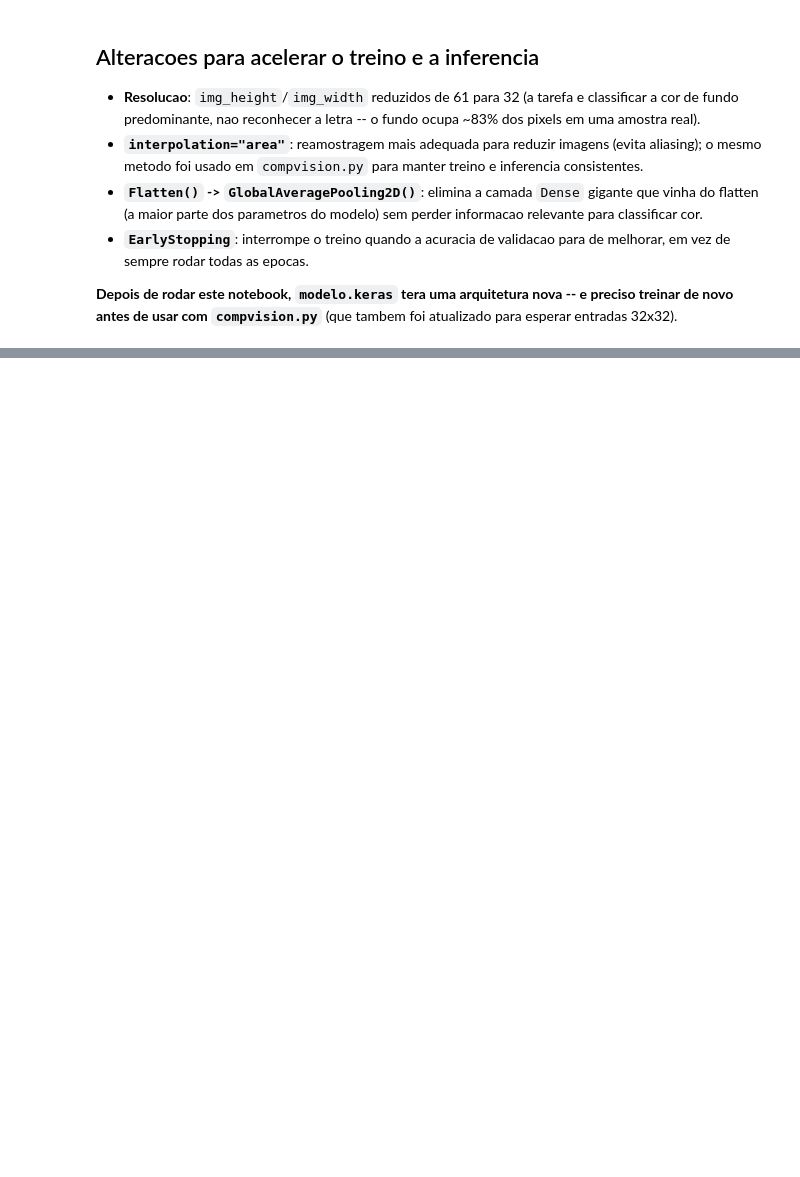
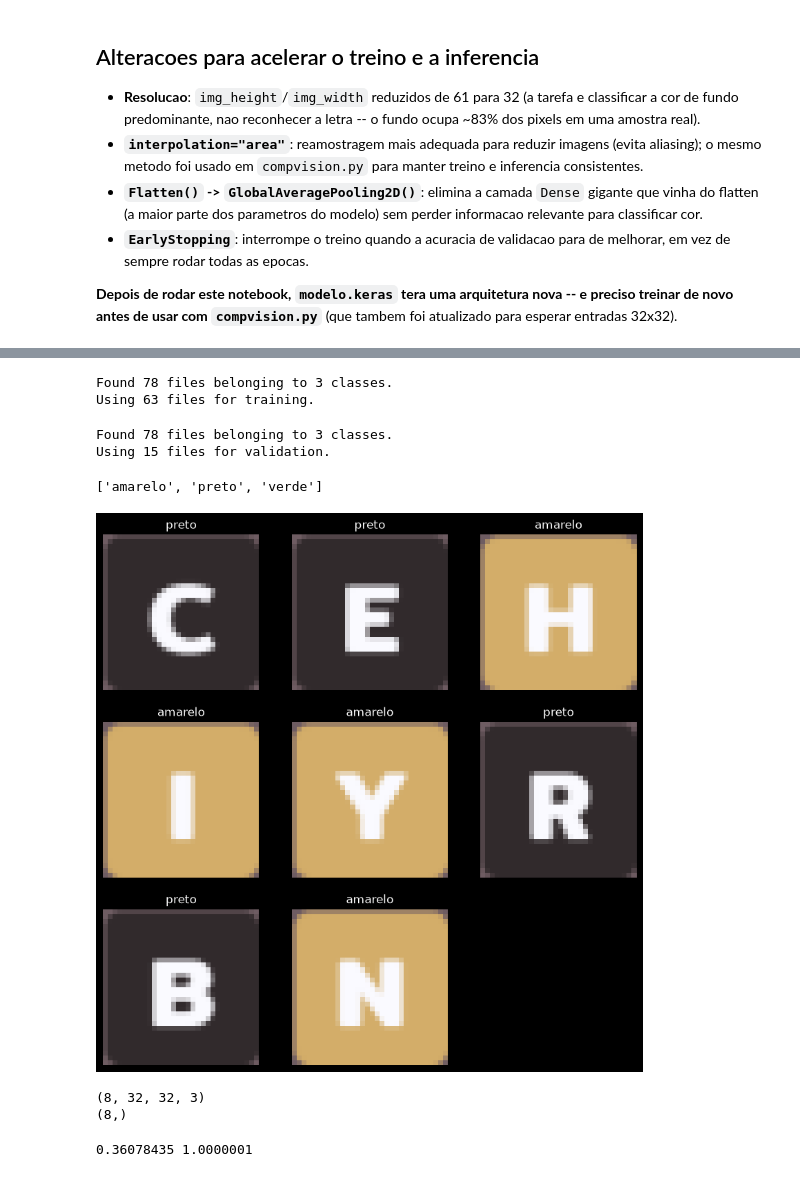
Before and after one commit to LuizHenriqueMartinsDias/termo-player, a Jupyter notebook: src/model.ipynb, the cells around one changed output, grey strips where cells are left out. Saved outputs shown, nothing was run; the diff lists cells and outputs as text; code cells hidden in the pictures; blank space fills up the shorter version.

```diff
--- a/src/model.ipynb
+++ b/src/model.ipynb
@@ -29,5 +44,11 @@ PIL.Image.open(str(yellow[0]))
 # %%
-batch_size = 64
+# batch_size pequeno de proposito: com poucas imagens por classe
+# (letras x 3 cores costuma dar um dataset pequeno), um batch grande
+# significa POUCAS atualizacoes de peso por epoca -- o modelo pode
+# parecer 'nao aprender' so porque quase nao deu passos de gradiente,
+# nao porque a tarefa seja dificil. Ajuste para cima com cuidado e so
+# se a contagem de imagens (celula acima) mostrar um dataset grande.
+batch_size = 8
 # Resolucao reduzida (61 -> 32): a tarefa e classificar a COR de fundo
 # do quadrado (amarelo/preto/verde), nao reconhecer a letra. Na imagem
 # de amostra enviada, o fundo ja ocupa ~83% dos pixels, entao uma
@@ -45,6 +66,9 @@ train_ds = tf.keras.utils.image_dataset_from_directory(
   image_size=(img_height, img_width),
   interpolation="area",
   batch_size=batch_size)
+# %% [output]
+Found 78 files belonging to 3 classes.
+Using 63 files for training.
 # %%
 val_ds = tf.keras.utils.image_dataset_from_directory(
   data_dir,
@@ -54,22 +78,35 @@ val_ds = tf.keras.utils.image_dataset_from_directory(
   image_size=(img_height, img_width),
   interpolation="area",
   batch_size=batch_size)
+# %% [output]
+Found 78 files belonging to 3 classes.
+Using 15 files for validation.
 # %%
 class_names = train_ds.class_names
 print(class_names)
+# %% [output]
+['amarelo', 'preto', 'verde']
 # %%
 plt.figure(figsize=(10, 10))
 for images, labels in train_ds.take(1):
-  for i in range(9):
+  # min(9, ...) em vez de 9 fixo: com batch_size pequeno (agora 8), o
+  # lote pode ter menos de 9 imagens.
+  n_exemplos = min(9, images.shape[0])
+  for i in range(n_exemplos):
     ax = plt.subplot(3, 3, i + 1)
     plt.imshow(images[i].numpy().astype("uint8"))
     plt.title(class_names[labels[i]])
     plt.axis("off")
+# %% [output]
+[figure, added]
 # %%
 for image_batch, labels_batch in train_ds:
   print(image_batch.shape)
   print(labels_batch.shape)
   break
+# %% [output]
+(8, 32, 32, 3)
+(8,)
 # %%
 AUTOTUNE = tf.data.AUTOTUNE
 
@@ -83,6 +120,8 @@ image_batch, labels_batch = next(iter(normalized_ds))
 first_image = image_batch[0]
 # Notice the pixel values are now in `[0,1]`.
 print(np.min(first_image), np.max(first_image))
+# %% [output]
+0.36078435 1.0000001
 # %%
 num_classes = len(class_names)
 
```
Also changed, not shown: parts of 7 cells of this notebook, 4 other files.
